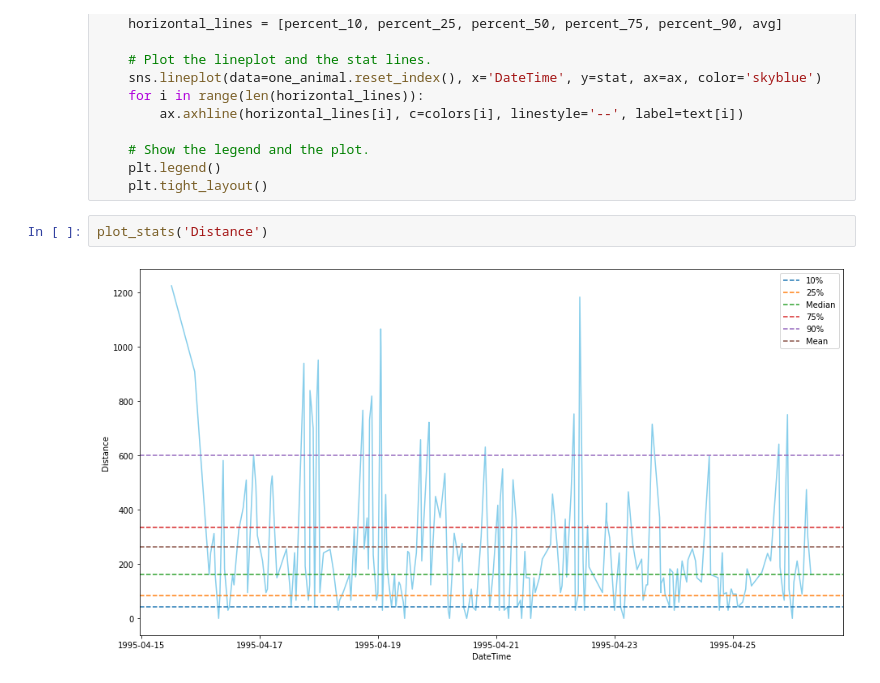
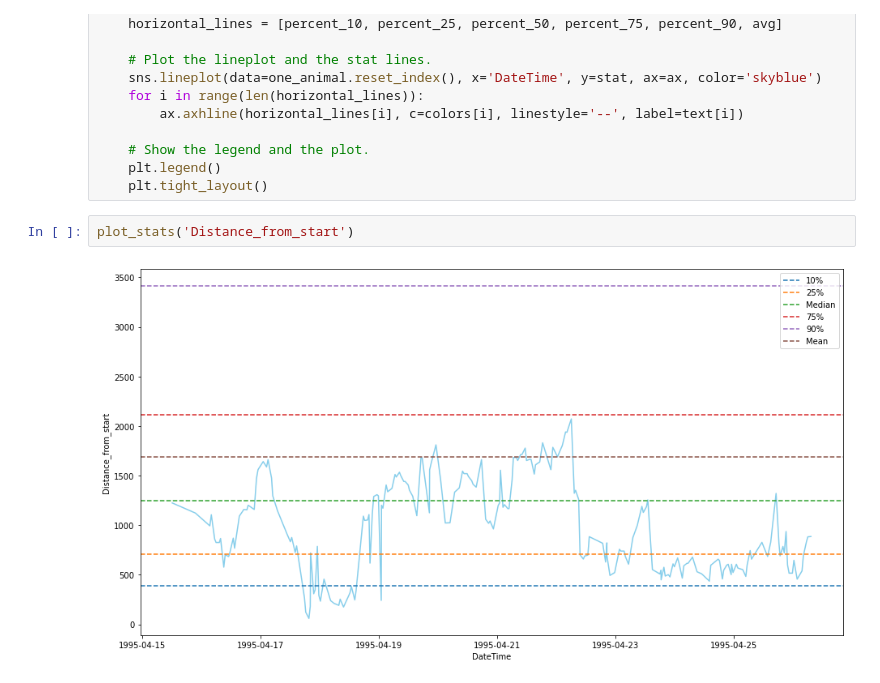
Before and after one commit to YakshHaranwala/PTRAIL, a Jupyter notebook: examples/Jupyter Notebooks/test.ipynb, the cells around one changed output. Drawn from its saved outputs; the diff is of its cells as text.

```diff
--- a/examples/Jupyter Notebooks/test.ipynb
+++ b/examples/Jupyter Notebooks/test.ipynb
@@ -88,6 +88,6 @@ def plot_stats(stat):
     plt.legend()
     plt.tight_layout()
 # %%
-plot_stats('Distance')
+plot_stats('Distance_from_start')
 # %% [output]
-[figure, old version]
+[figure, new version]
```
